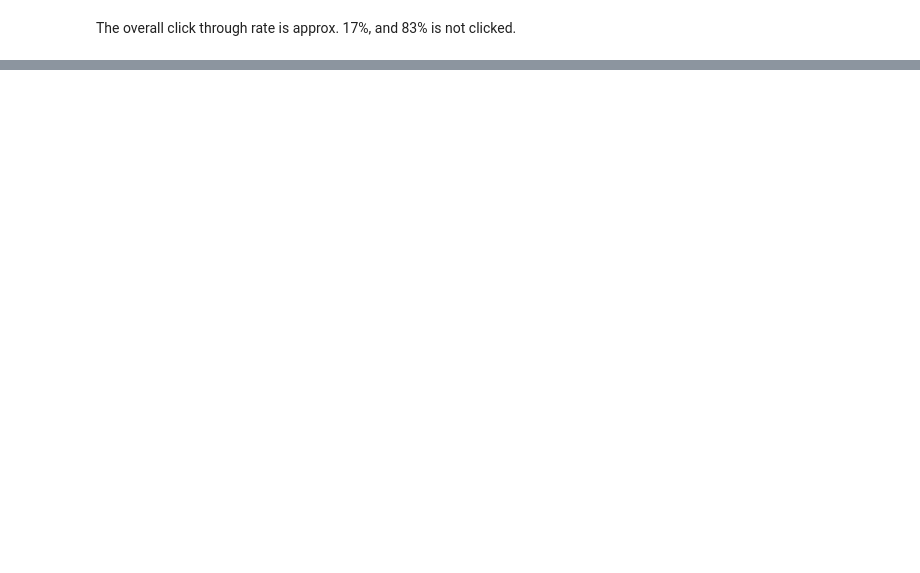
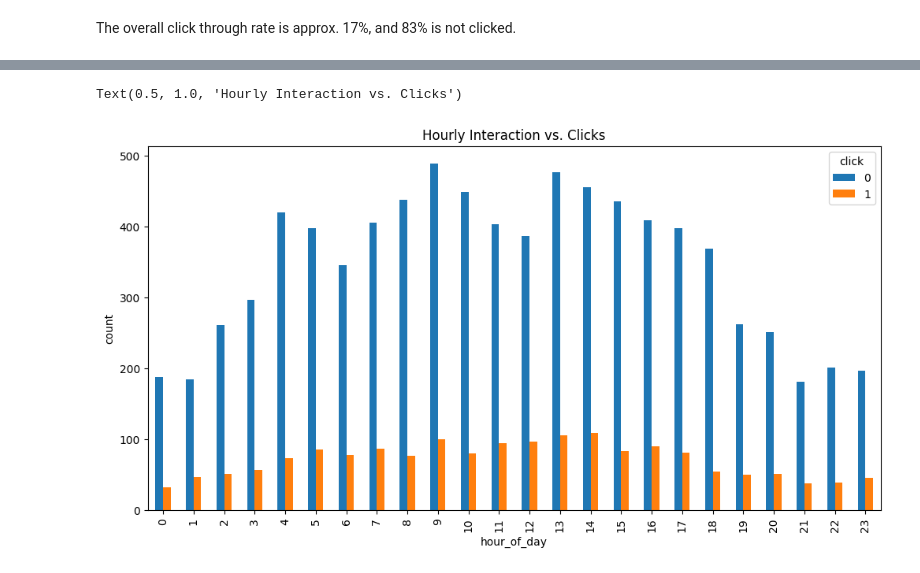
Before and after one commit to ftmoztl/CTR-prediction-with-catboost, a Jupyter notebook: CTR-analysis-prediction.ipynb, the cells around one changed output, grey strips where cells are left out. Saved outputs shown, nothing was run; the diff lists cells and outputs as text; code cells hidden in the pictures; blank space fills up the shorter version.

```diff
--- a/CTR-analysis-prediction.ipynb
+++ b/CTR-analysis-prediction.ipynb
@@ -120,0 +140,7 @@ The overall click through rate is approx. 17%, and 83% is not clicked.
+# %%
+train.groupby(['hour_of_day', 'click']).size().unstack().plot(kind='bar', title="Hour of Day", figsize=(12,6))
+plt.ylabel('count')
+plt.title('Hourly Interaction vs. Clicks')
+# %% [output]
+Text(0.5, 1.0, 'Hourly Interaction vs. Clicks')
+[figure, added]
```
Also changed, not shown: parts of 7 cells of this notebook.
